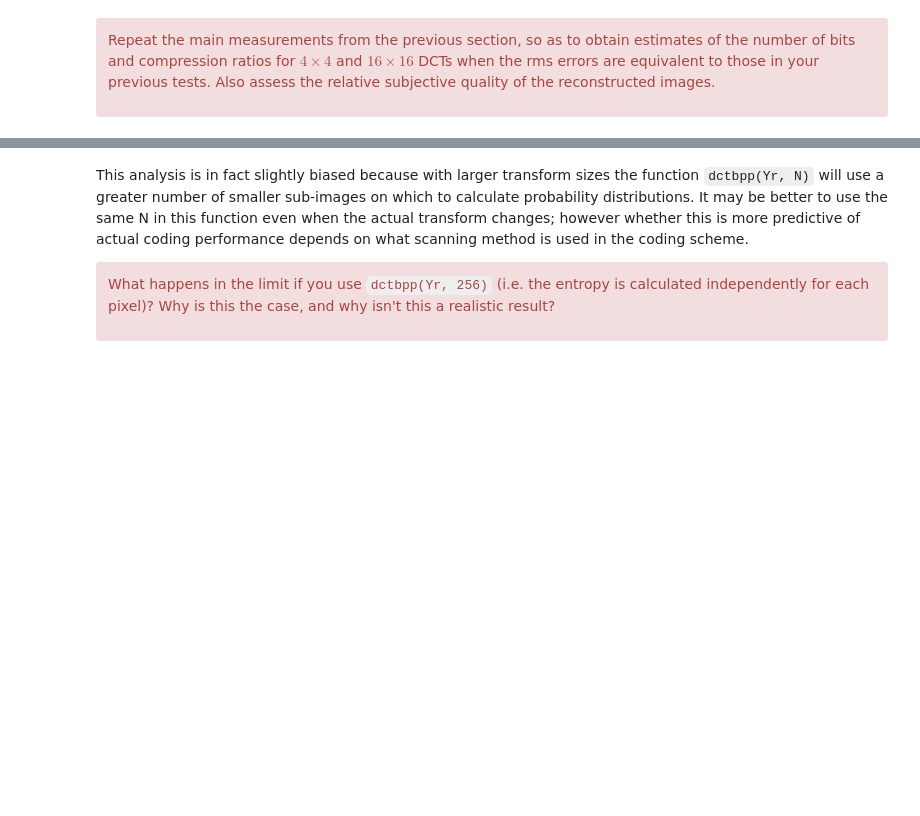
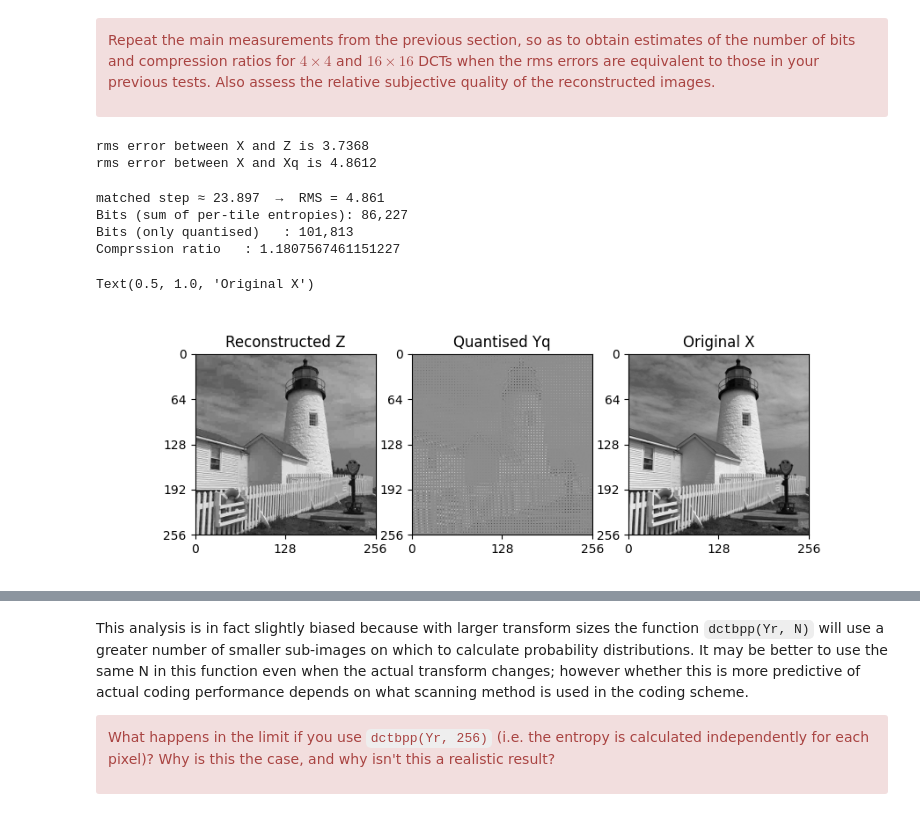
Before and after one commit to LucyYuanZihan/Lucy_cued_sf2_lab, a Jupyter notebook: 7-the-discrete-cosine-transform.ipynb, the cells around one changed output, grey strips where cells are left out. Drawn from its saved outputs; the diff is of its cells as text; code cells hidden in the pictures; blank space fills up the shorter version.

```diff
--- a/7-the-discrete-cosine-transform.ipynb
+++ b/7-the-discrete-cosine-transform.ipynb
@@ -255,9 +302,3 @@ of 17 to give Yq.  Then regroup Yq to form
 sub-images of each coefficient type as before, to give Yr. These sub-images have different probability distributions and we can take advantage of this later in coding them efficiently. Hence we get a better estimate of the number of bits required to code Yq by looking at the entropies of each of the re-grouped sub-images separately.
 
 **Write a function `dctbpp(Yr, N)` to calculate the total number of bits from a re-grouped image Yr, by using `bpp(Ys)` on each sub-image Ys of Yr, then multiplying each result by the number of pixels in the sub-image, and summing to give the total number of bits.**
-# %%
-from cued_sf2_lab.laplacian_pyramid import bpp
-
-def dctbpp(Yr, N):
-    # Your code here
-    pass # This just does nothing at the moment
@@ -300,6 +449,8 @@ as the 1-D transform matrix.  **Now generate 4-point and 16-point
 transform matrices, C4 and C16 using `dct_ii`.**
 # %%
 # Your code here
+C4 = dct_ii(4)
+C16 = dct_ii(16)
 # %% [markdown]
 <div class="alert alert-block alert-danger">
 
@@ -311,0 +461,69 @@ relative subjective quality of the reconstructed images.</div>
+# %%
+# Your code here
+Y = colxfm(colxfm(X, C4).T, C4).T
+Yq = quantise(Y, step=17)
+#reconstruct Z from Yq
+Z = colxfm(colxfm(Yq.T, C4.T).T, C4.T)
+rms_err_Z = np.std(X- Z)
+Xq_reference = quantise(X, step=17)
+rms_err_Xq = np.std(X- Xq_reference)
+print(f'rms error between X and Z is {rms_err_Z:.5}')
+print(f'rms error between X and Xq is {rms_err_Xq:.5}')
+# %% [output]
+rms error between X and Z is 3.7368
+rms error between X and Xq is 4.8612
+# %%
+# Your code here
+target_err = 4.8612
+def rms_DCT_4 (step: float) -> float:
+    Yq = quantise(Y, step)
+    Z = colxfm(colxfm(Yq.T, C4.T).T, C4.T)
+    #return rms error
+    return np.std(X- Z)
+
+def find_step_DCT_4(target_err, lo=1, hi=50, tol=0.001, max_iter= 5000):
+    """Binary-search Δ so that rms_DCT(step) ≈ target_err."""
+    for _ in range(max_iter):          # failsafe upper bound
+        mid = 0.5 * (lo + hi)
+        e   = rms_DCT_4(mid)
+
+        # stop if we're close enough
+        if abs(e - target_err) <= tol:
+            return mid, e
+
+        # otherwise shrink the half-interval that gives too much error
+        if e > target_err:
+            hi = mid          # error too big, we need a smaller step
+        if e < target_err:
+            lo = mid          # error too small ⇒ we need a larger step
+
+    # If we drop out because of max_iter, return the best we have
+    return mid, e   #mid is the matched step size, e is the error
+
+# optimise step size
+opt_step, opt_error = find_step_DCT_4(4.8612)
+print(f"\nmatched step ≈ {opt_step:.3f}  →  RMS = {opt_error:.3f}")
+
+# compression ratio
+N=4
+Yq = quantise(Y, step=opt_step)
+Yr = regroup(Yq, N) / N
+bits_sub = dctbpp(Yr, N=4)
+bits_flat = bpp(Yr) * Yr.size
+compression_ratio = bits_flat / bits_sub
+print(f"Bits (sum of per-tile entropies): {bits_sub:,.0f}")
+print(f"Bits (only quantised)   : {bits_flat:,.0f}")
+print(f"Comprssion ratio   : {compression_ratio}")
+
+Z = colxfm(colxfm(Yq.T, C4.T).T, C4.T)
+fig, (ax1, ax2, ax3) = plt.subplots(1, 3, figsize=(9, 3))
+plot_image(Z, ax=ax1); ax1.set_title("Reconstructed Z")
+plot_image(Yq, ax=ax2); ax2.set_title("Quantised Yq")
+plot_image(X, ax=ax3); ax3.set_title("Original X")
+# %% [output]
+matched step ≈ 23.897  →  RMS = 4.861
+Bits (sum of per-tile entropies): 86,227
+Bits (only quantised)   : 101,813
+Comprssion ratio   : 1.1807567461151227
+Text(0.5, 1.0, 'Original X')
+[figure, added]
```
Also changed, not shown: parts of 29 cells of this notebook.
